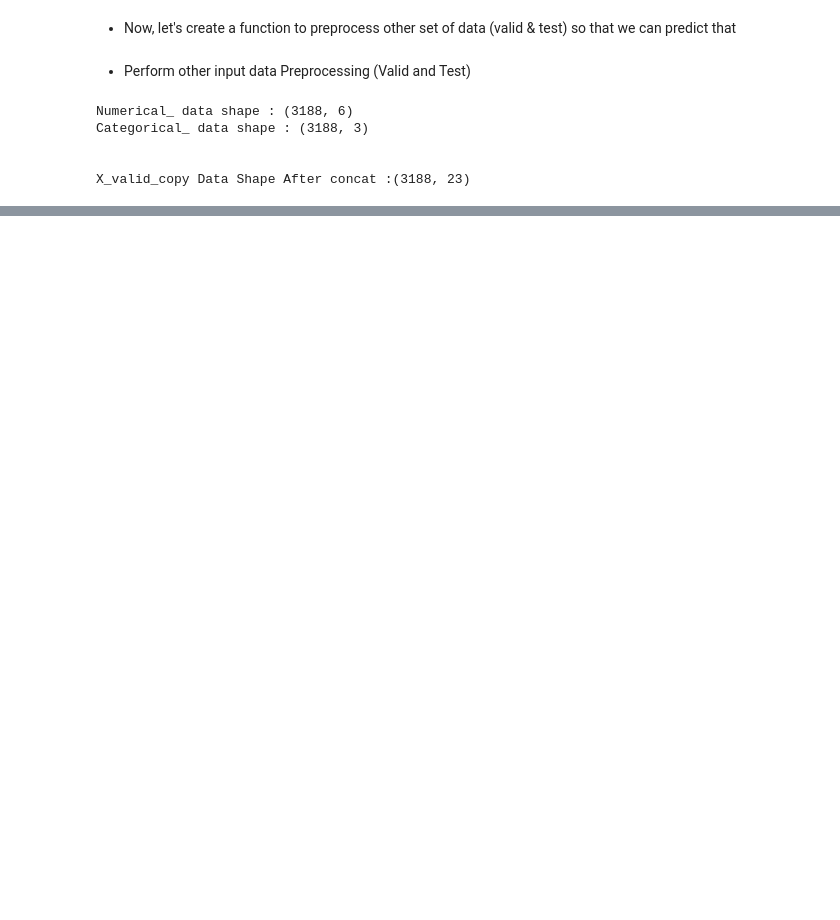
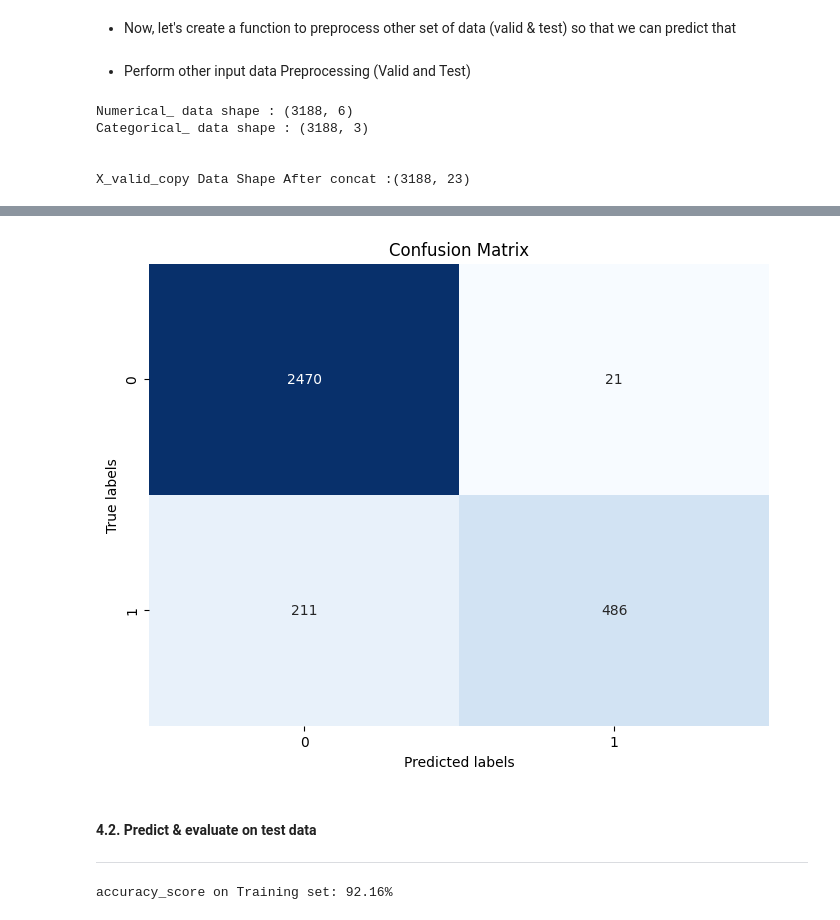
Before and after one commit to Cakurniawan/pacmann-intro-ml, a Jupyter notebook: mentoring-3/Mentoring_03_Candra_kurniawan.ipynb, the cells around one changed output, grey strips where cells are left out. Saved outputs shown, nothing was run; the diff lists cells and outputs as text; code cells hidden in the pictures; blank space fills up the shorter version.

```diff
--- a/mentoring-3/Mentoring_03_Candra_kurniawan.ipynb
+++ b/mentoring-3/Mentoring_03_Candra_kurniawan.ipynb
@@ -1272,0 +1526,16 @@ X_test_copy Data Shape After concat :(3188, 23)
+# %%
+####################################################
+# Perform GridSearchCV for Decision Tree model
+# return the results as reg_dt
+# Write your code here
+####################################################
+
+reg_dt = GridSearchCV(estimator=DecisionTreeClassifier(),
+                       param_grid={'max_depth': [2, 10, 30, 100, None],
+                                   'min_samples_leaf': [2, 5, 10, 20],
+                                   'min_samples_split': [2, 25, 50, 100, 150]},
+                       cv=10,
+                       scoring='accuracy',
+                       return_train_score=True)
+
+reg_dt.fit(X_train_clean, y_train_dropped)
@@ -1272,0 +1740,26 @@ X_test_copy Data Shape After concat :(3188, 23)
+# %%
+# Calculate the confusion matrix
+cm_valid = confusion_matrix(y_valid, y_valid_pred)
+
+# Create a heatmap for the confusion matrix
+plt.figure(figsize=(8, 6))
+sns.heatmap(cm_valid, annot=True, cmap='Blues', fmt='g', cbar=False)
+plt.xlabel('Predicted labels')
+plt.ylabel('True labels')
+plt.title('Confusion Matrix')
+plt.show()
+# %% [output]
+[figure, added]
+# %% [markdown]
+#### 4.2. Predict & evaluate on test data
+---
+# %%
+# Predicting on Test set
+y_test_pred = reg_best.predict(X_test_clean)
+
+# Calculate the accuracy of the model on the validation set
+test_accuracy = accuracy_score(y_test, y_test_pred) * 100
+
+print("accuracy_score on Training set: {:.2f}%".format(test_accuracy))
+# %% [output]
+accuracy_score on Training set: 92.16%
```
Also changed, not shown: parts of 57 cells of this notebook, 3 other files.
